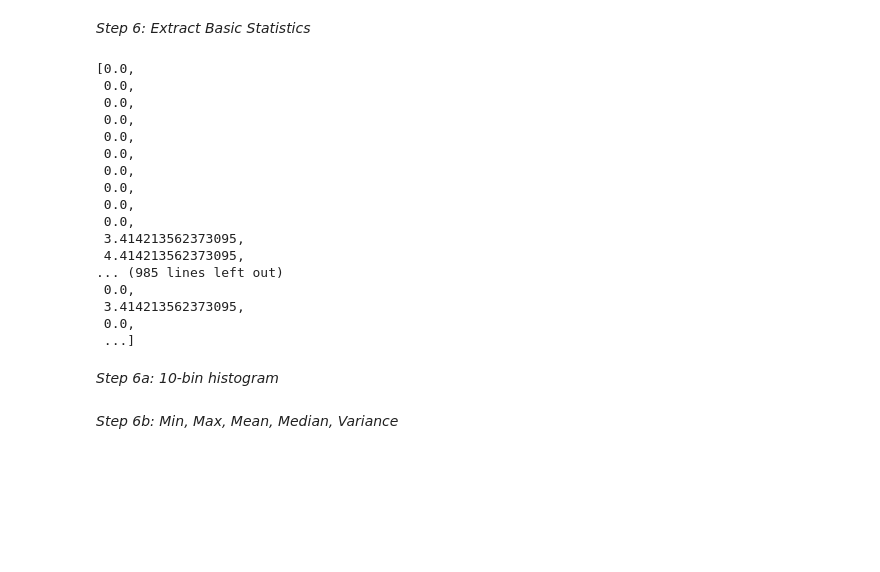
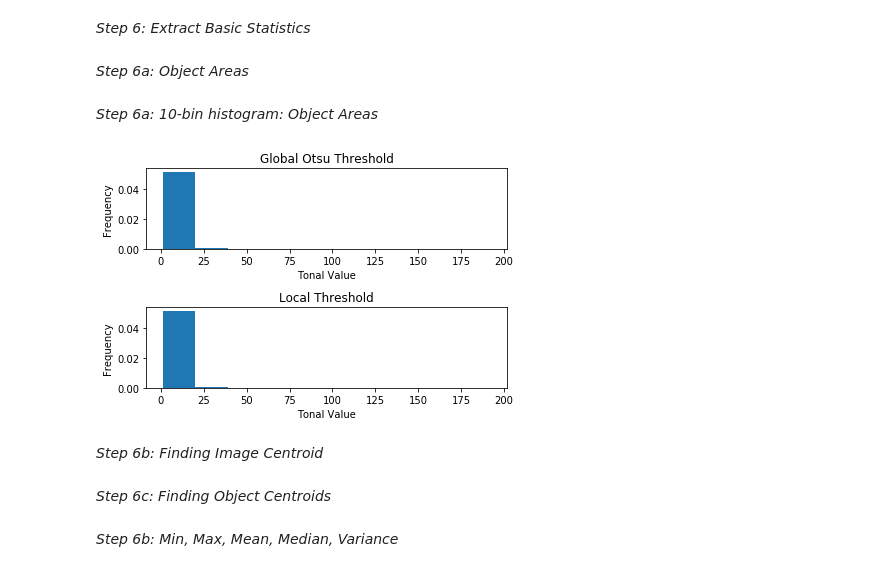
Before and after one commit to hhelmbre/Rockstar-Lifestyle, a Jupyter notebook: examples/Object-Statistics.ipynb, the cells around one changed output. Cells and saved outputs as stored; diff of their text form; code cells hidden in the pictures; blank space fills up the shorter version.

Commit message:
added the 10 bin histogram for the areas of the objects as well as the ability to obtain the image centroids for the otsu global threshold and the local threshold

```diff
--- a/examples/Object-Statistics.ipynb
+++ b/examples/Object-Statistics.ipynb
@@ -116,32 +120,28 @@ fig.tight_layout()
+# %% [markdown]
+*Step 6a: Object Areas*
 # %%
-properties = measure.regionprops(labels_rw)
-[prop.perimeter for prop in properties]
+areas_rw = [prop.bbox_area for prop in properties]
-# %% [output]
-[0.0,
- 0.0,
- 0.0,
- 0.0,
- 0.0,
- 0.0,
- 0.0,
- 0.0,
- 0.0,
- 0.0,
- 3.414213562373095,
- 4.414213562373095,
-... (985 lines left out)
- 0.0,
- 3.414213562373095,
- 0.0,
- ...]
+# %%
+areas_rw_adaptive = [prop.bbox_area for prop in properties]
 # %% [markdown]
-*Step 6a: 10-bin histogram*
+*Step 6a: 10-bin histogram: Object Areas*
 # %%
 fig = plt.figure()
-ax1 = plt.subplot(111)
+ax1 = plt.subplot(211)
+ax2 = plt.subplot(212)
 
-ax1.hist(labels_rw, bins=10, density = True, cumulative = True)
+ax1.hist(areas_rw, bins=10, density = True, cumulative = False)
+ax1.set_title('Global Otsu Threshold')
 ax1.set_ylabel('Frequency')
-ax1.set_ylabel('Tonal Value')
+ax1.set_xlabel('Tonal Value')
+
+ax2.hist(areas_rw_adaptive, bins=10, density = True, cumulative = False)
+ax2.set_title('Local Threshold')
+ax2.set_ylabel('Frequency')
+ax2.set_xlabel('Tonal Value')
 
 fig.tight_layout()
+# %% [output]
+[figure, added]
+# %% [markdown]
+*Step 6b: Finding Image Centroid*
@@ -147,0 +151,2 @@ fig.tight_layout()
+# %% [markdown]
+*Step 6c: Finding Object Centroids*
```
Also changed, not shown: parts of 6 cells of this notebook.
